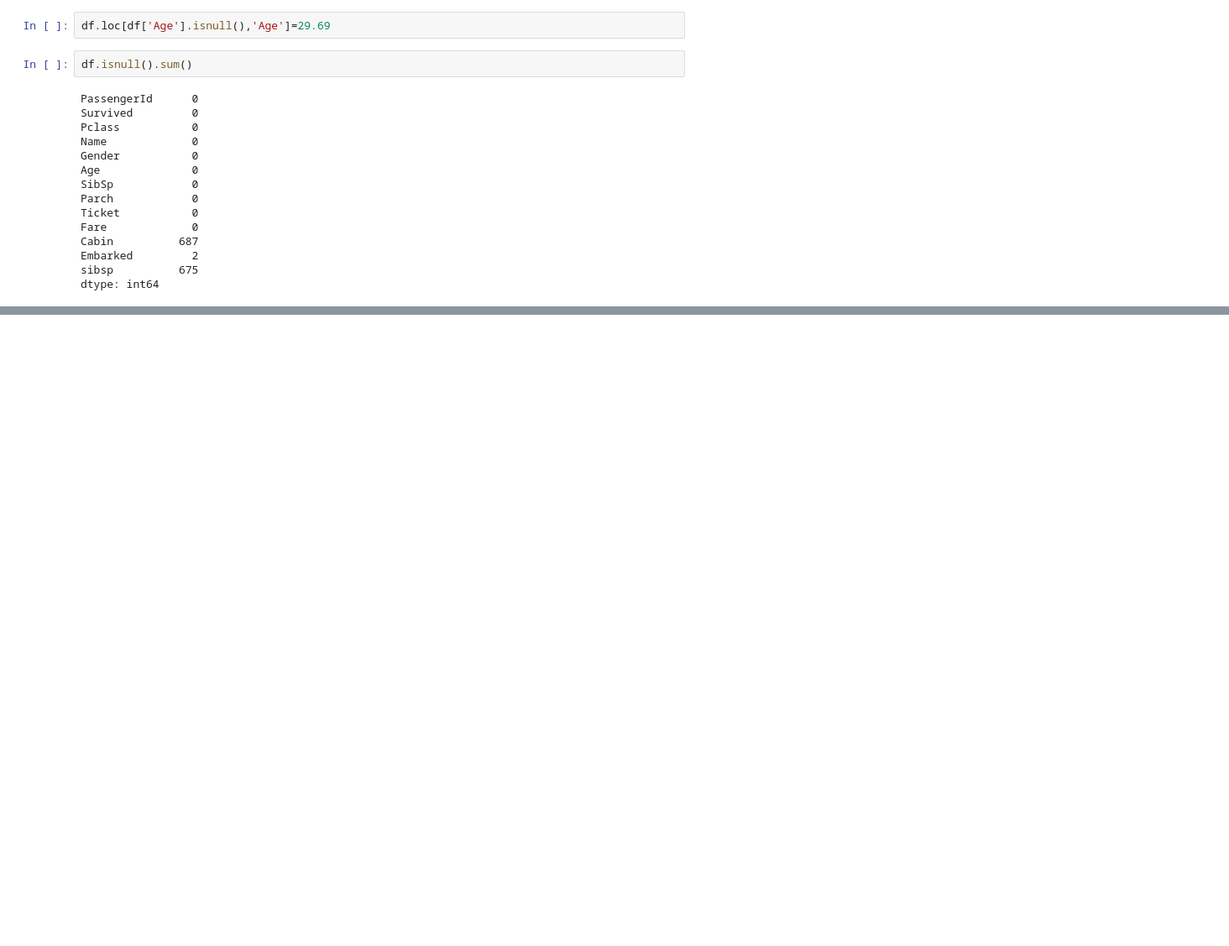
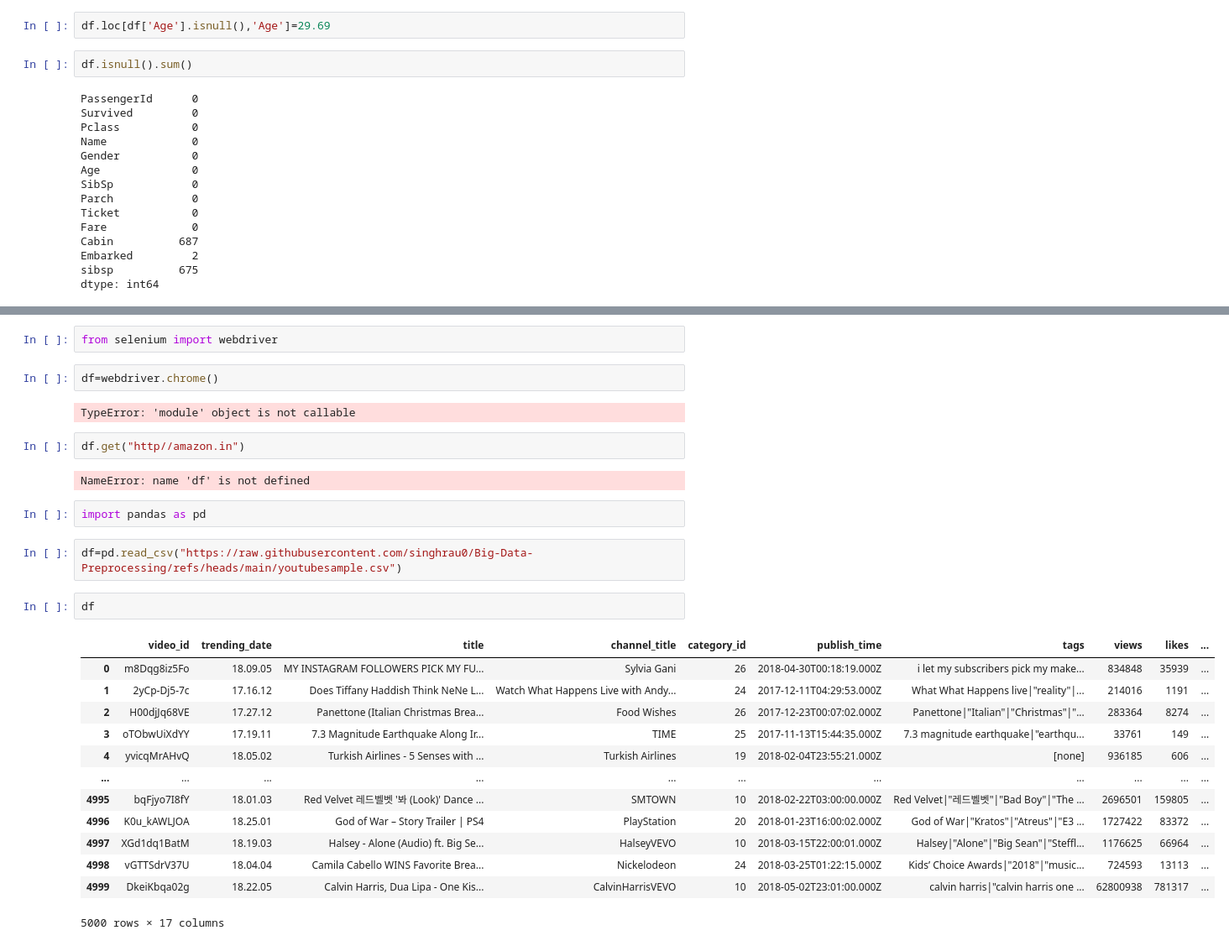
Before and after one commit to Mouni560/455-crt-training-, a Jupyter notebook: da.ipynb, the cells around one changed output, grey strips where cells are left out. Shown: that part at 84% size. Saved outputs shown, nothing was run; the diff lists cells and outputs as text; blank space fills up the shorter version.

```diff
--- a/da.ipynb
+++ b/da.ipynb
@@ -228,0 +249,30 @@ dtype: int64
+# %%
+from selenium import webdriver
+# %%
+df=webdriver.chrome()
+# %% [output]
+TypeError: 'module' object is not callable
+# %%
+df.get("http//amazon.in")
+# %% [output]
+NameError: name 'df' is not defined
+# %%
+import pandas as pd
+# %%
+df=pd.read_csv("https://raw.githubusercontent.com/singhrau0/Big-Data-Preprocessing/refs/heads/main/youtubesample.csv")
+# %%
+df
+# %% [output]
+|  | video_id | trending_date | title | channel_title | category_id | publish_time | tags | views | likes | ... |
+| 0 | m8Dqg8iz5Fo | 18.09.05 | MY INSTAGRAM FOLLOWERS PICK MY FU... | Sylvia Gani | 26 | 2018-04-30T00:18:19.000Z | i let my subscribers pick my make... | 834848 | 35939 | ... |
+| 1 | 2yCp-Dj5-7c | 17.16.12 | Does Tiffany Haddish Think NeNe L... | Watch What Happens Live with Andy... | 24 | 2017-12-11T04:29:53.000Z | What What Happens live|"reality"|... | 214016 | 1191 | ... |
+| 2 | H00djJq68VE | 17.27.12 | Panettone (Italian Christmas Brea... | Food Wishes | 26 | 2017-12-23T00:07:02.000Z | Panettone|"Italian"|"Christmas"|"... | 283364 | 8274 | ... |
+| 3 | oTObwUiXdYY | 17.19.11 | 7.3 Magnitude Earthquake Along Ir... | TIME | 25 | 2017-11-13T15:44:35.000Z | 7.3 magnitude earthquake|"earthqu... | 33761 | 149 | ... |
+| 4 | yvicqMrAHvQ | 18.05.02 | Turkish Airlines - 5 Senses with ... | Turkish Airlines | 19 | 2018-02-04T23:55:21.000Z | [none] | 936185 | 606 | ... |
+| ... | ... | ... | ... | ... | ... | ... | ... | ... | ... | ... |
+| 4995 | bqFjyo7I8fY | 18.01.03 | Red Velvet 레드벨벳 '봐 (Look)' Dance ... | SMTOWN | 10 | 2018-02-22T03:00:00.000Z | Red Velvet|"레드벨벳"|"Bad Boy"|"The ... | 2696501 | 159805 | ... |
+| 4996 | K0u_kAWLJOA | 18.25.01 | God of War – Story Trailer | PS4 | PlayStation | 20 | 2018-01-23T16:00:02.000Z | God of War|"Kratos"|"Atreus"|"E3 ... | 1727422 | 83372 | ... |
+| 4997 | XGd1dq1BatM | 18.19.03 | Halsey - Alone (Audio) ft. Big Se... | HalseyVEVO | 10 | 2018-03-15T22:00:01.000Z | Halsey|"Alone"|"Big Sean"|"Steffl... | 1176625 | 66964 | ... |
+| 4998 | vGTTSdrV37U | 18.04.04 | Camila Cabello WINS Favorite Brea... | Nickelodeon | 24 | 2018-03-25T01:22:15.000Z | Kids’ Choice Awards|"2018"|"music... | 724593 | 13113 | ... |
+| 4999 | DkeiKbqa02g | 18.22.05 | Calvin Harris, Dua Lipa - One Kis... | CalvinHarrisVEVO | 10 | 2018-05-02T23:01:00.000Z | calvin harris|"calvin harris one ... | 62800938 | 781317 | ... |
+5000 rows × 17 columns
```
Also changed, not shown: parts of 14 cells of this notebook, 1 other file.
